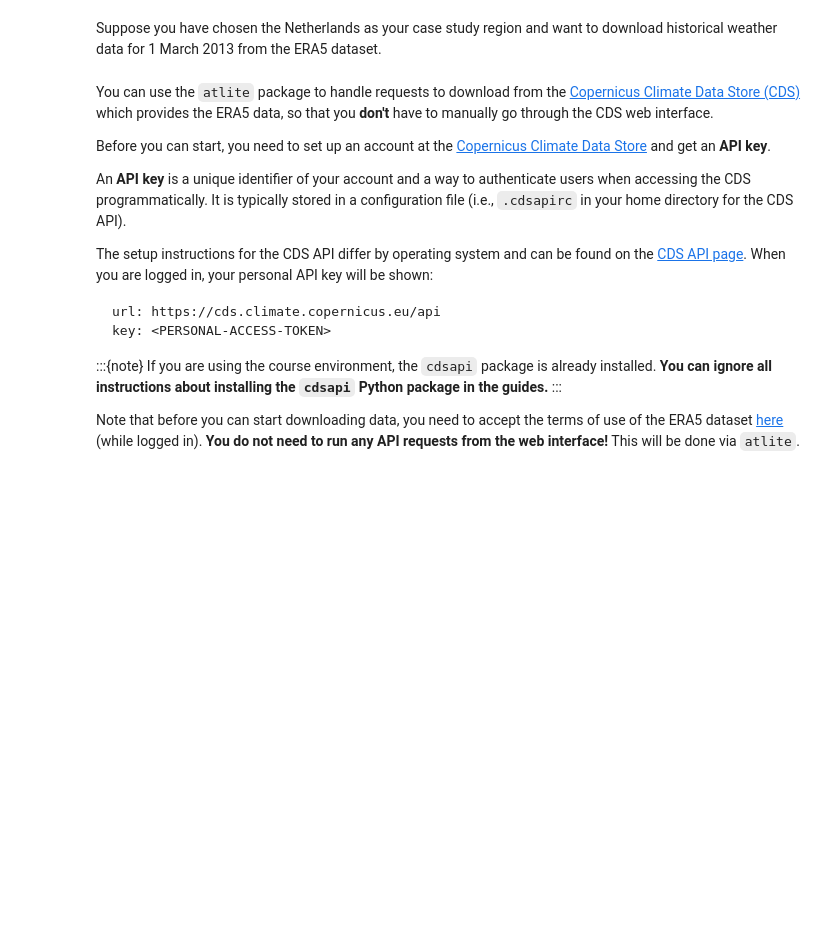
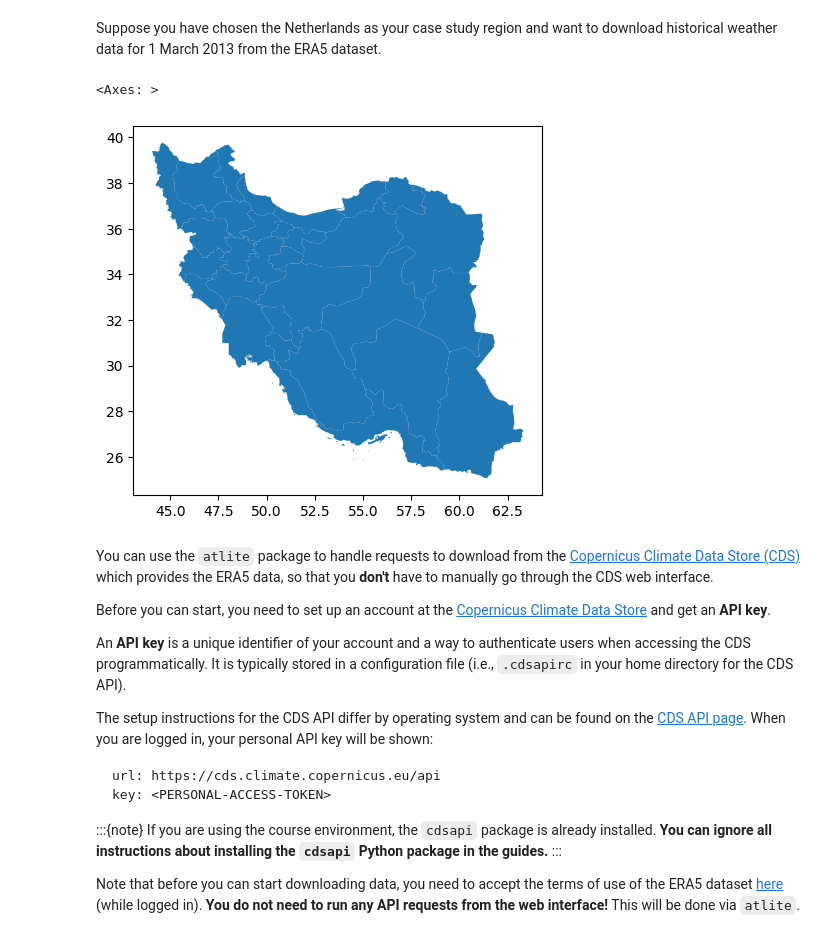
Before and after one commit to morteezzaa/iran-renewable-system-analysis, a Jupyter notebook: Tutorial era5 weather data.ipynb, the cells around one changed output. Drawn from its saved outputs; the diff is of its cells as text; code cells hidden in the pictures; blank space fills up the shorter version.

```diff
--- a/Tutorial era5 weather data.ipynb
+++ b/Tutorial era5 weather data.ipynb
@@ -18,6 +18,10 @@ from urllib.request import urlretrieve
 # %% [markdown]
 Suppose you have chosen the Netherlands as your case study region and want to download historical weather data for 1 March 2013 from the ERA5 dataset.
 # %%
-fn = "https://tubcloud.tu-berlin.de/s/567ckizz2Y6RLQq/download?path=%2Fgadm&files=gadm_410-levels-ADM_1-NLD.gpkg"
+#fn = "https://tubcloud.tu-berlin.de/s/567ckizz2Y6RLQq/download?path=%2Fgadm&files=gadm_410-levels-ADM_1-NLD.gpkg"
+fn = "https://tubcloud.tu-berlin.de/s/567ckizz2Y6RLQq/download?path=%2Fgadm&files=gadm_410-levels-ADM_1-IRN.gpkg"
 regions = gpd.read_file(fn)
 regions.plot()
+# %% [output]
+<Axes: >
+[figure, added]
```
Also changed, not shown: parts of 12 cells of this notebook, 15 other files.
